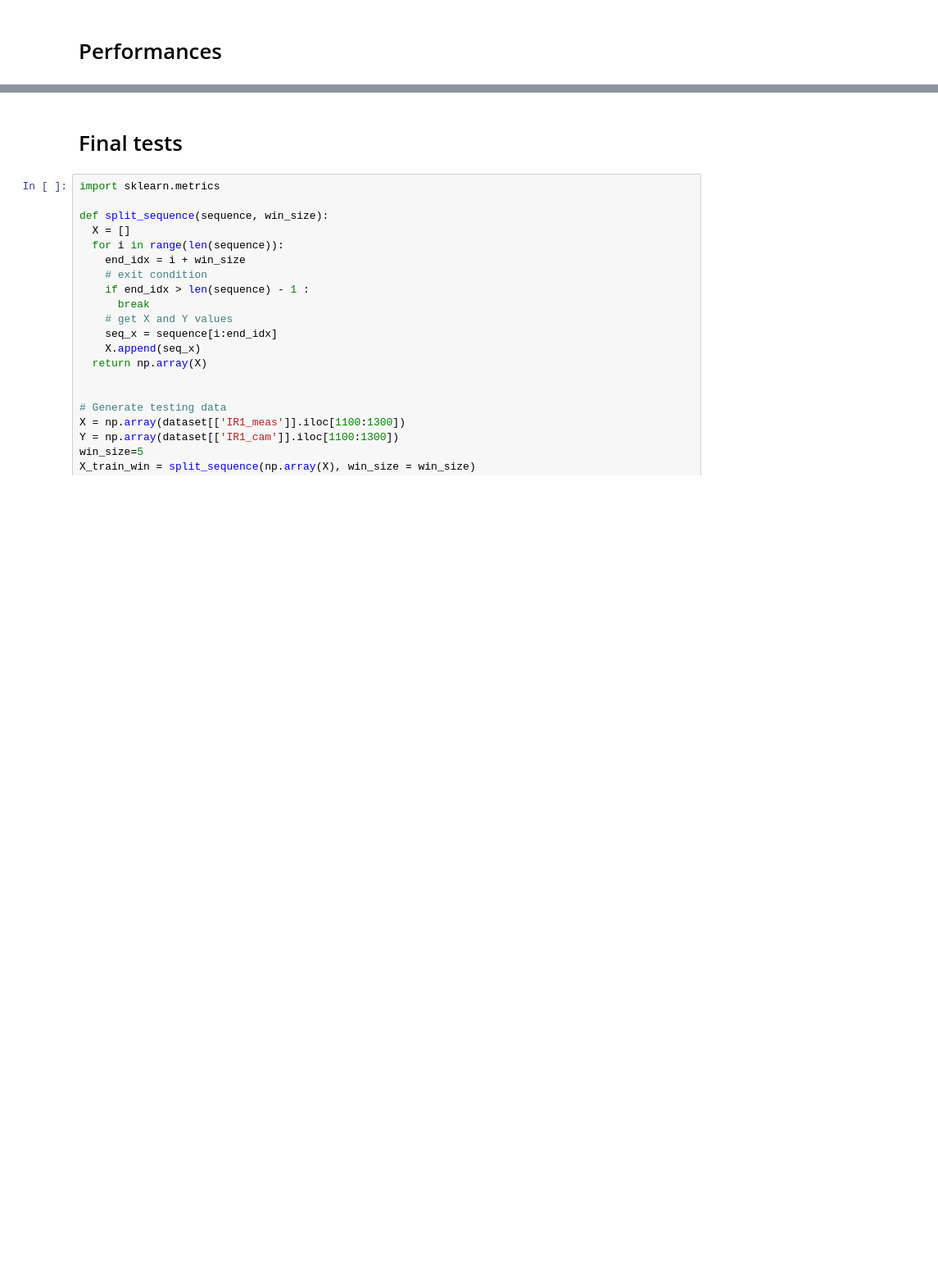
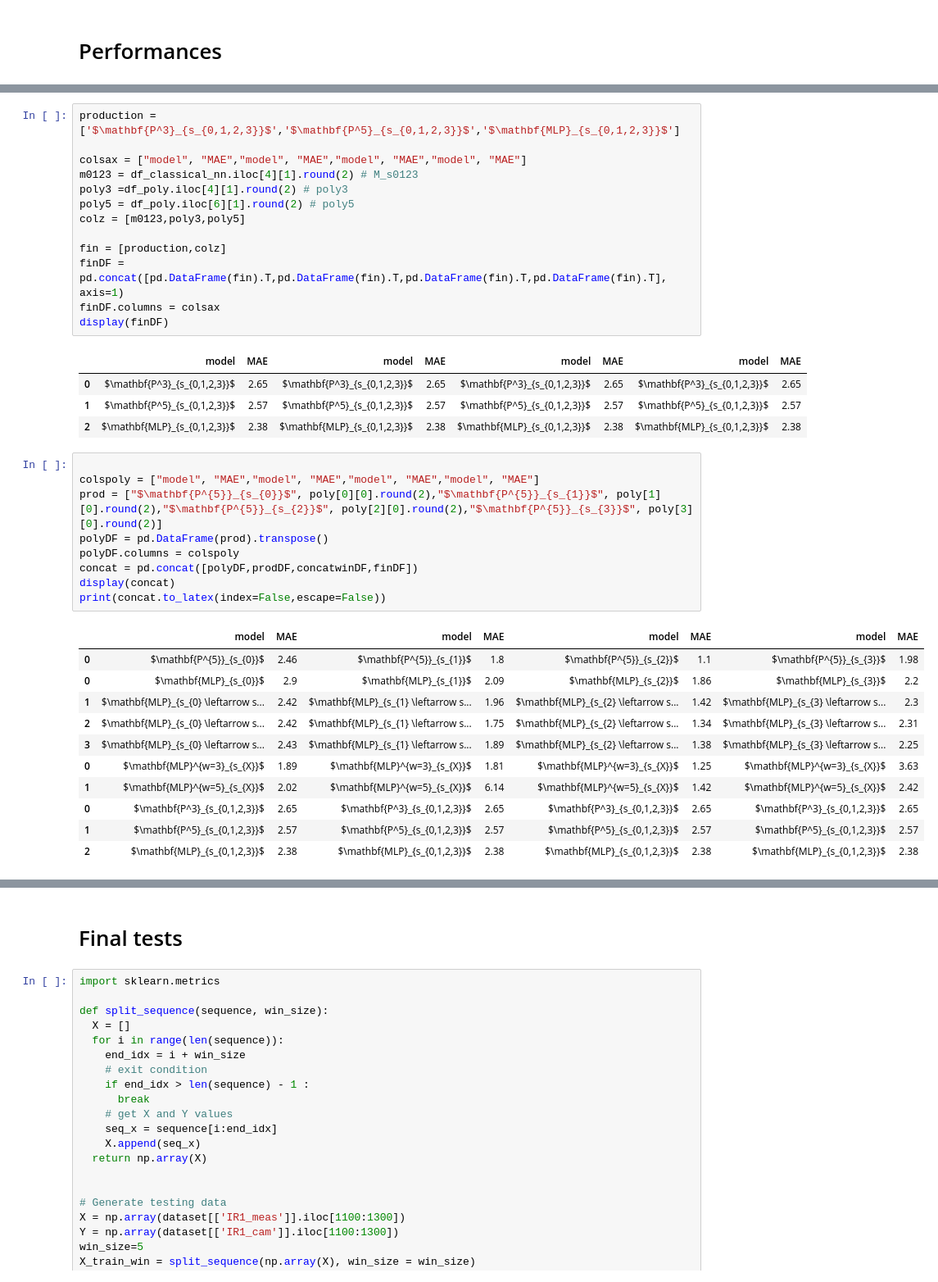
Before and after one commit to EmileBinot/spiderino-sensors-model, a Jupyter notebook: modeling/Regression-colab.ipynb, the cells around one changed output, grey strips where cells are left out. Shown at 82% size. Saved outputs shown, nothing was run; the diff lists cells and outputs as text; blank space fills up the shorter version.

Commit message:
added table creation in regression-colab.ipnyb

```diff
--- a/modeling/Regression-colab.ipynb
+++ b/modeling/Regression-colab.ipynb
@@ -968,0 +1013,39 @@ NameError: ignored
+# %%
+production = ['$\mathbf{P^3}_{s_{0,1,2,3}}$','$\mathbf{P^5}_{s_{0,1,2,3}}$','$\mathbf{MLP}_{s_{0,1,2,3}}$']
+
+colsax = ["model", "MAE","model", "MAE","model", "MAE","model", "MAE"]
+m0123 = df_classical_nn.iloc[4][1].round(2) # M_s0123
+poly3 =df_poly.iloc[4][1].round(2) # poly3
+poly5 = df_poly.iloc[6][1].round(2) # poly5
+colz = [m0123,poly3,poly5]
+
+fin = [production,colz]
+finDF = pd.concat([pd.DataFrame(fin).T,pd.DataFrame(fin).T,pd.DataFrame(fin).T,pd.DataFrame(fin).T], axis=1)
+finDF.columns = colsax
+display(finDF)
+# %% [output]
+|  | model | MAE | model | MAE | model | MAE | model | MAE |
+| 0 | $\mathbf{P^3}_{s_{0,1,2,3}}$ | 2.65 | $\mathbf{P^3}_{s_{0,1,2,3}}$ | 2.65 | $\mathbf{P^3}_{s_{0,1,2,3}}$ | 2.65 | $\mathbf{P^3}_{s_{0,1,2,3}}$ | 2.65 |
+| 1 | $\mathbf{P^5}_{s_{0,1,2,3}}$ | 2.57 | $\mathbf{P^5}_{s_{0,1,2,3}}$ | 2.57 | $\mathbf{P^5}_{s_{0,1,2,3}}$ | 2.57 | $\mathbf{P^5}_{s_{0,1,2,3}}$ | 2.57 |
+| 2 | $\mathbf{MLP}_{s_{0,1,2,3}}$ | 2.38 | $\mathbf{MLP}_{s_{0,1,2,3}}$ | 2.38 | $\mathbf{MLP}_{s_{0,1,2,3}}$ | 2.38 | $\mathbf{MLP}_{s_{0,1,2,3}}$ | 2.38 |
+# %%
+
+colspoly = ["model", "MAE","model", "MAE","model", "MAE","model", "MAE"]
+prod = ["$\mathbf{P^{5}}_{s_{0}}$", poly[0][0].round(2),"$\mathbf{P^{5}}_{s_{1}}$", poly[1][0].round(2),"$\mathbf{P^{5}}_{s_{2}}$", poly[2][0].round(2),"$\mathbf{P^{5}}_{s_{3}}$", poly[3][0].round(2)]
+polyDF = pd.DataFrame(prod).transpose()
+polyDF.columns = colspoly
+concat = pd.concat([polyDF,prodDF,concatwinDF,finDF])
+display(concat)
+print(concat.to_latex(index=False,escape=False))
+# %% [output]
+|  | model | MAE | model | MAE | model | MAE | model | MAE |
+| 0 | $\mathbf{P^{5}}_{s_{0}}$ | 2.46 | $\mathbf{P^{5}}_{s_{1}}$ | 1.8 | $\mathbf{P^{5}}_{s_{2}}$ | 1.1 | $\mathbf{P^{5}}_{s_{3}}$ | 1.98 |
+| 0 | $\mathbf{MLP}_{s_{0}}$ | 2.9 | $\mathbf{MLP}_{s_{1}}$ | 2.09 | $\mathbf{MLP}_{s_{2}}$ | 1.86 | $\mathbf{MLP}_{s_{3}}$ | 2.2 |
+| 1 | $\mathbf{MLP}_{s_{0} \leftarrow s... | 2.42 | $\mathbf{MLP}_{s_{1} \leftarrow s... | 1.96 | $\mathbf{MLP}_{s_{2} \leftarrow s... | 1.42 | $\mathbf{MLP}_{s_{3} \leftarrow s... | 2.3 |
+| 2 | $\mathbf{MLP}_{s_{0} \leftarrow s... | 2.42 | $\mathbf{MLP}_{s_{1} \leftarrow s... | 1.75 | $\mathbf{MLP}_{s_{2} \leftarrow s... | 1.34 | $\mathbf{MLP}_{s_{3} \leftarrow s... | 2.31 |
+| 3 | $\mathbf{MLP}_{s_{0} \leftarrow s... | 2.43 | $\mathbf{MLP}_{s_{1} \leftarrow s... | 1.89 | $\mathbf{MLP}_{s_{2} \leftarrow s... | 1.38 | $\mathbf{MLP}_{s_{3} \leftarrow s... | 2.25 |
+| 0 | $\mathbf{MLP}^{w=3}_{s_{X}}$ | 1.89 | $\mathbf{MLP}^{w=3}_{s_{X}}$ | 1.81 | $\mathbf{MLP}^{w=3}_{s_{X}}$ | 1.25 | $\mathbf{MLP}^{w=3}_{s_{X}}$ | 3.63 |
+| 1 | $\mathbf{MLP}^{w=5}_{s_{X}}$ | 2.02 | $\mathbf{MLP}^{w=5}_{s_{X}}$ | 6.14 | $\mathbf{MLP}^{w=5}_{s_{X}}$ | 1.42 | $\mathbf{MLP}^{w=5}_{s_{X}}$ | 2.42 |
+| 0 | $\mathbf{P^3}_{s_{0,1,2,3}}$ | 2.65 | $\mathbf{P^3}_{s_{0,1,2,3}}$ | 2.65 | $\mathbf{P^3}_{s_{0,1,2,3}}$ | 2.65 | $\mathbf{P^3}_{s_{0,1,2,3}}$ | 2.65 |
+| 1 | $\mathbf{P^5}_{s_{0,1,2,3}}$ | 2.57 | $\mathbf{P^5}_{s_{0,1,2,3}}$ | 2.57 | $\mathbf{P^5}_{s_{0,1,2,3}}$ | 2.57 | $\mathbf{P^5}_{s_{0,1,2,3}}$ | 2.57 |
+| 2 | $\mathbf{MLP}_{s_{0,1,2,3}}$ | 2.38 | $\mathbf{MLP}_{s_{0,1,2,3}}$ | 2.38 | $\mathbf{MLP}_{s_{0,1,2,3}}$ | 2.38 | $\mathbf{MLP}_{s_{0,1,2,3}}$ | 2.38 |
```
Also changed, not shown: parts of 12 cells of this notebook.
